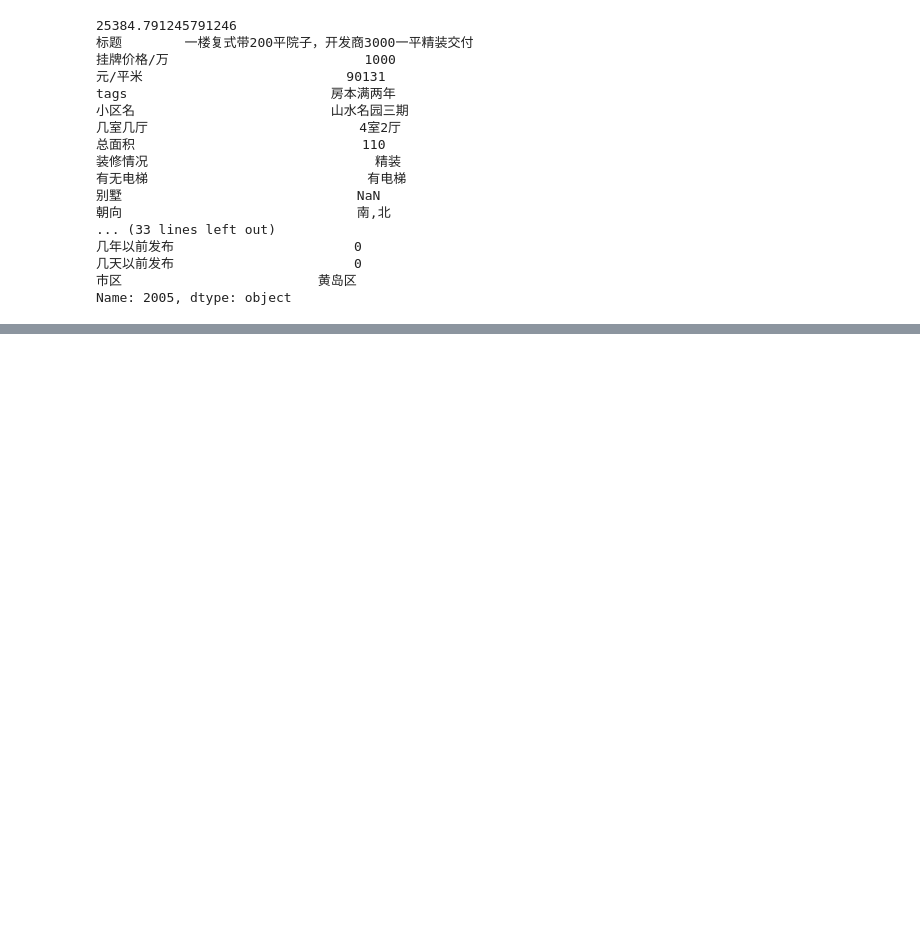
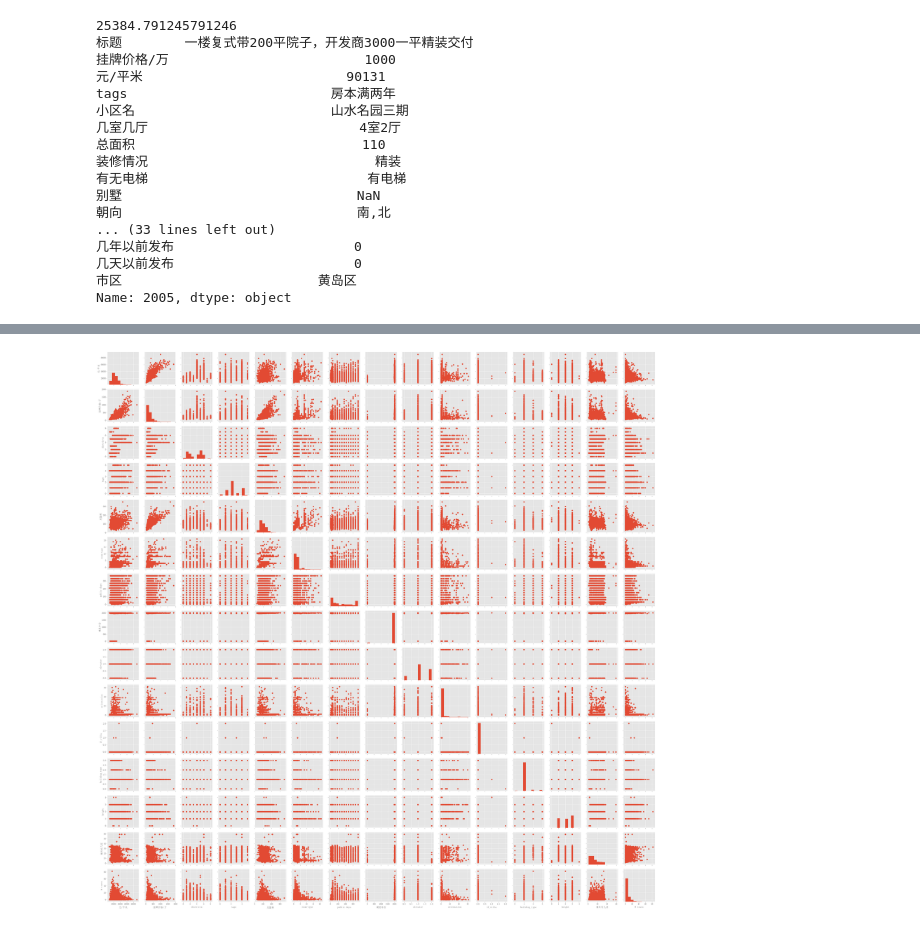
Before and after one commit to ffflora/city-in-data-science-qingdao, a Jupyter notebook: EDA.ipynb, the cells around one changed output, grey strips where cells are left out. Saved outputs shown, nothing was run; the diff lists cells and outputs as text; code cells hidden in the pictures; blank space fills up the shorter version.

```diff
--- a/EDA.ipynb
+++ b/EDA.ipynb
@@ -122,0 +169,8 @@ housedata.head()
+# %%
+g = sns.PairGrid(new_data[cols])
+g.map_diag(plt.hist)
+g.map_offdiag(plt.scatter);
+plt.savefig('fig/correlation1.png')
+plt.show()
+# %% [output]
+[figure, added]
```
Also changed, not shown: parts of 18 cells of this notebook, 7 other files.
